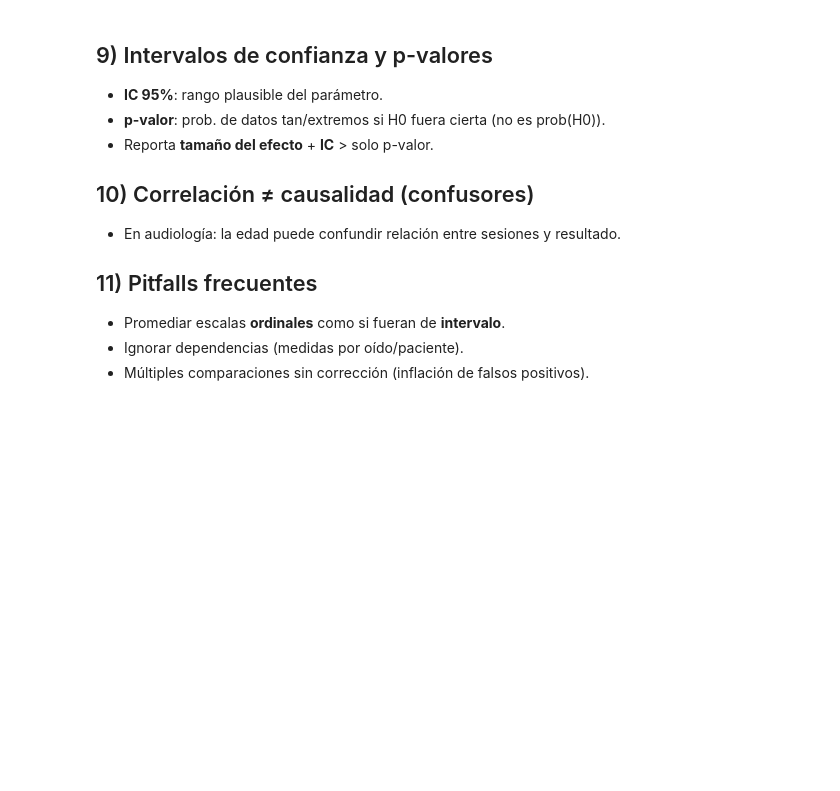
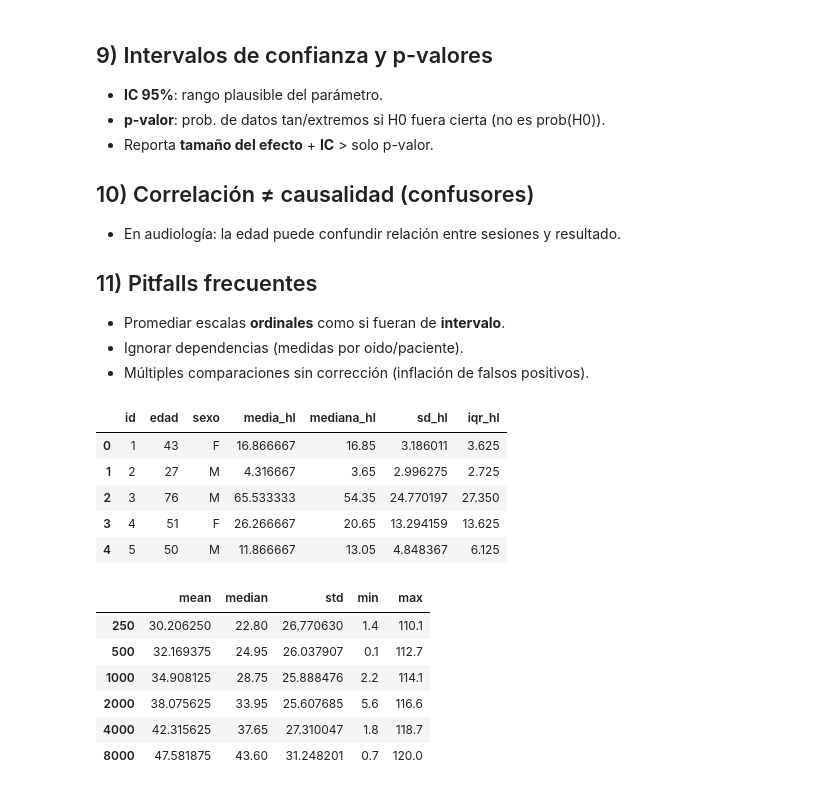
Before and after one commit to tomgajecki/curso-ia-audiologia-2026, a Jupyter notebook: notebooks/01_intro_ia_audiologia.ipynb, the cells around one changed output. Cells and saved outputs as stored; diff of their text form; code cells hidden in the pictures; blank space fills up the shorter version.

```diff
--- a/notebooks/01_intro_ia_audiologia.ipynb
+++ b/notebooks/01_intro_ia_audiologia.ipynb
@@ -129,28 +53,42 @@ display(desc_by_freq)
 # %%
 import pandas as pd
 import numpy as np
 
 # Cargar audiogramas (un oído por paciente). Ajusta la ruta si es necesario.
 df = pd.read_csv('../data/raw/audiograms.csv')
 
 FREQS = [250, 500, 1000, 2000, 4000, 8000]
 F_COLS = [f"f{f}" for f in FREQS]
 
 # Medidas por paciente
-df['mean_hl'] = df[F_COLS].mean(axis=1)
-df['median_hl'] = df[F_COLS].median(axis=1)
+df['media_hl'] = df[F_COLS].mean(axis=1)
+df['mediana_hl'] = df[F_COLS].median(axis=1)
 df['sd_hl'] = df[F_COLS].std(axis=1, ddof=1)
 df['iqr_hl'] = df[F_COLS].quantile(0.75, axis=1) - df[F_COLS].quantile(0.25, axis=1)
 
-display(df[['id', 'edad', 'sexo', 'mean_hl', 'median_hl', 'sd_hl', 'iqr_hl']].head())
+display(df[['id', 'edad', 'sexo', 'media_hl', 'mediana_hl', 'sd_hl', 'iqr_hl']].head())
 
 # Medidas por frecuencia (todos los pacientes)
 desc_by_freq = df[F_COLS].agg(['mean','median','std','min','max']).T
 desc_by_freq.index = [c[1:] for c in desc_by_freq.index]  # quitar 'f'
 display(desc_by_freq)
 
 # Copia para plots
 df_sim = df.copy()
+# %% [output]
+|  | id | edad | sexo | media_hl | mediana_hl | sd_hl | iqr_hl |
+| 0 | 1 | 43 | F | 16.866667 | 16.85 | 3.186011 | 3.625 |
+| 1 | 2 | 27 | M | 4.316667 | 3.65 | 2.996275 | 2.725 |
+| 2 | 3 | 76 | M | 65.533333 | 54.35 | 24.770197 | 27.350 |
+| 3 | 4 | 51 | F | 26.266667 | 20.65 | 13.294159 | 13.625 |
+| 4 | 5 | 50 | M | 11.866667 | 13.05 | 4.848367 | 6.125 |
+|  | mean | median | std | min | max |
+| 250 | 30.206250 | 22.80 | 26.770630 | 1.4 | 110.1 |
+| 500 | 32.169375 | 24.95 | 26.037907 | 0.1 | 112.7 |
+| 1000 | 34.908125 | 28.75 | 25.888476 | 2.2 | 114.1 |
+| 2000 | 38.075625 | 33.95 | 25.607685 | 5.6 | 116.6 |
+| 4000 | 42.315625 | 37.65 | 27.310047 | 1.8 | 118.7 |
+| 8000 | 47.581875 | 43.60 | 31.248201 | 0.7 | 120.0 |
 # %%
 import numpy as np
 FREQS = [250, 500, 1000, 2000, 4000, 8000]
```
Also changed, not shown: parts of 5 cells of this notebook.
